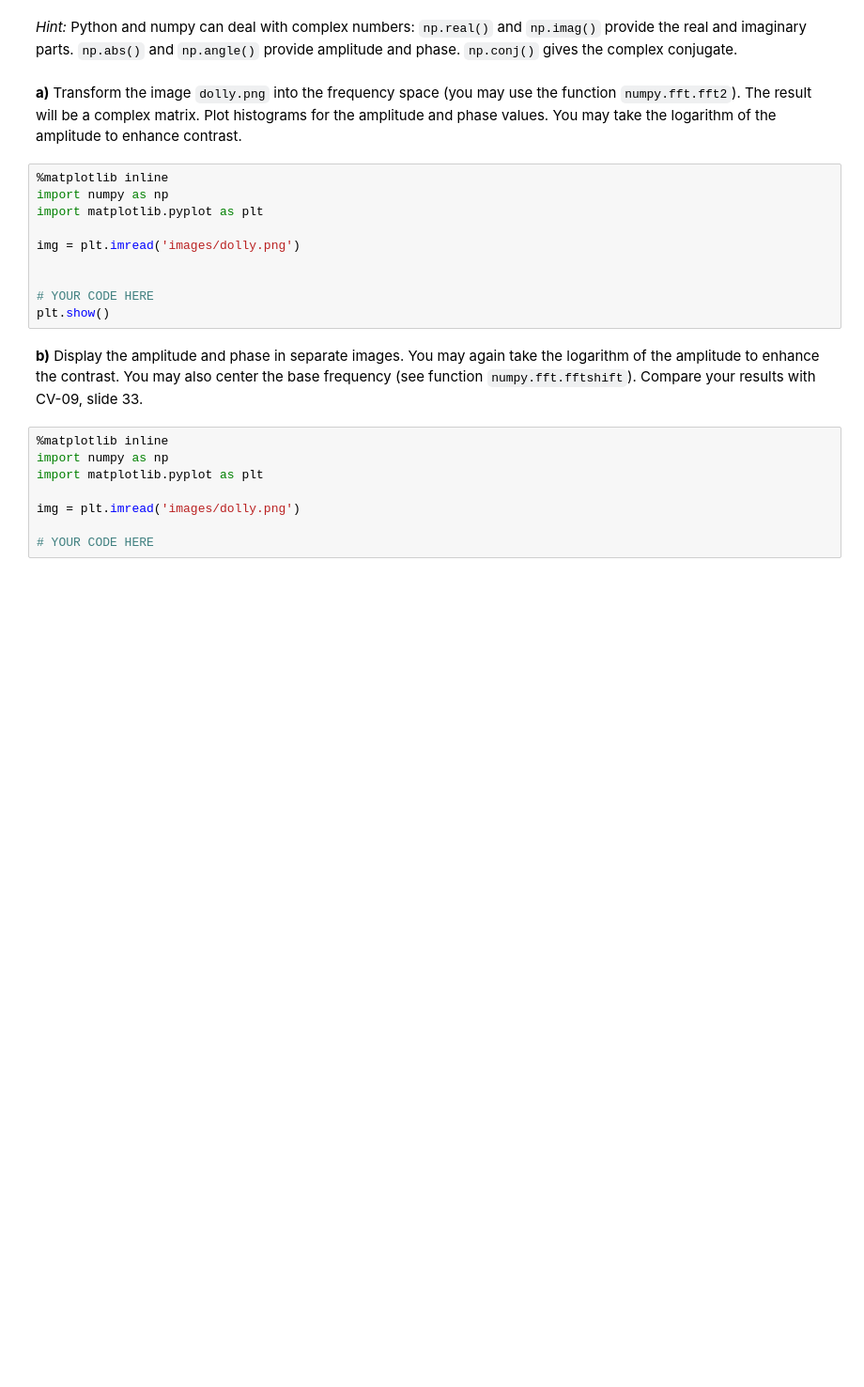
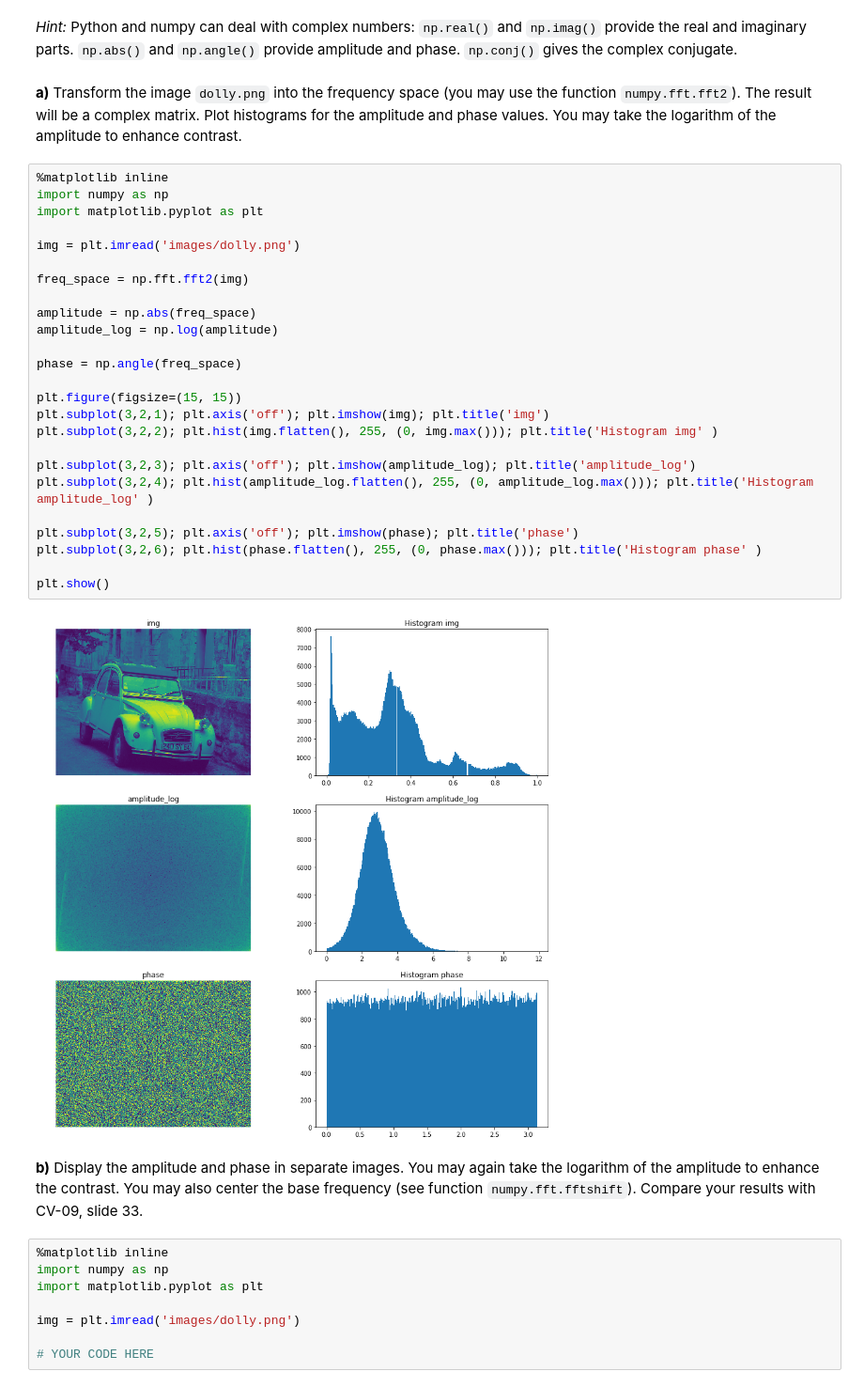
Before and after one commit to jebape/cv3_2021, a Jupyter notebook: Sheet07/sheet07.ipynb, the cells around one changed output. Shown at 94% size. Drawn from its saved outputs; the diff is of its cells as text; blank space fills up the shorter version.

```diff
--- a/Sheet07/sheet07.ipynb
+++ b/Sheet07/sheet07.ipynb
@@ -36,16 +36,33 @@ This exercise aims at getting some intuition of finite, 2d-Fourier transform.
 **a)** Transform the image `dolly.png` into the frequency space (you may use the function
 `numpy.fft.fft2`). The result will be a complex matrix. Plot histograms for the amplitude and phase
 values. You may take the logarithm of the amplitude to enhance contrast.
-# %%
-%matplotlib inline
-import numpy as np
-import matplotlib.pyplot as plt
-
-img = plt.imread('images/dolly.png')
-
-
-# YOUR CODE HERE
-plt.show()
+# %%
+%matplotlib inline
+import numpy as np
+import matplotlib.pyplot as plt
+
+img = plt.imread('images/dolly.png')
+
+freq_space = np.fft.fft2(img)
+
+amplitude = np.abs(freq_space)
+amplitude_log = np.log(amplitude)
+
+phase = np.angle(freq_space)
+
+plt.figure(figsize=(15, 15))
+plt.subplot(3,2,1); plt.axis('off'); plt.imshow(img); plt.title('img')
+plt.subplot(3,2,2); plt.hist(img.flatten(), 255, (0, img.max())); plt.title('Histogram img' )
+
+plt.subplot(3,2,3); plt.axis('off'); plt.imshow(amplitude_log); plt.title('amplitude_log')
+plt.subplot(3,2,4); plt.hist(amplitude_log.flatten(), 255, (0, amplitude_log.max())); plt.title('Histogram amplitude_log' )
+
+plt.subplot(3,2,5); plt.axis('off'); plt.imshow(phase); plt.title('phase')
+plt.subplot(3,2,6); plt.hist(phase.flatten(), 255, (0, phase.max())); plt.title('Histogram phase' )
+
+plt.show()
+# %% [output]
+[figure, added]
 # %% [markdown]
 **b)** Display the amplitude and phase in separate images. You may again take the logarithm of
 the amplitude to enhance the contrast. You may also center the base frequency (see function `numpy.fft.fftshift`). Compare your results with CV-09, slide 33.
```
